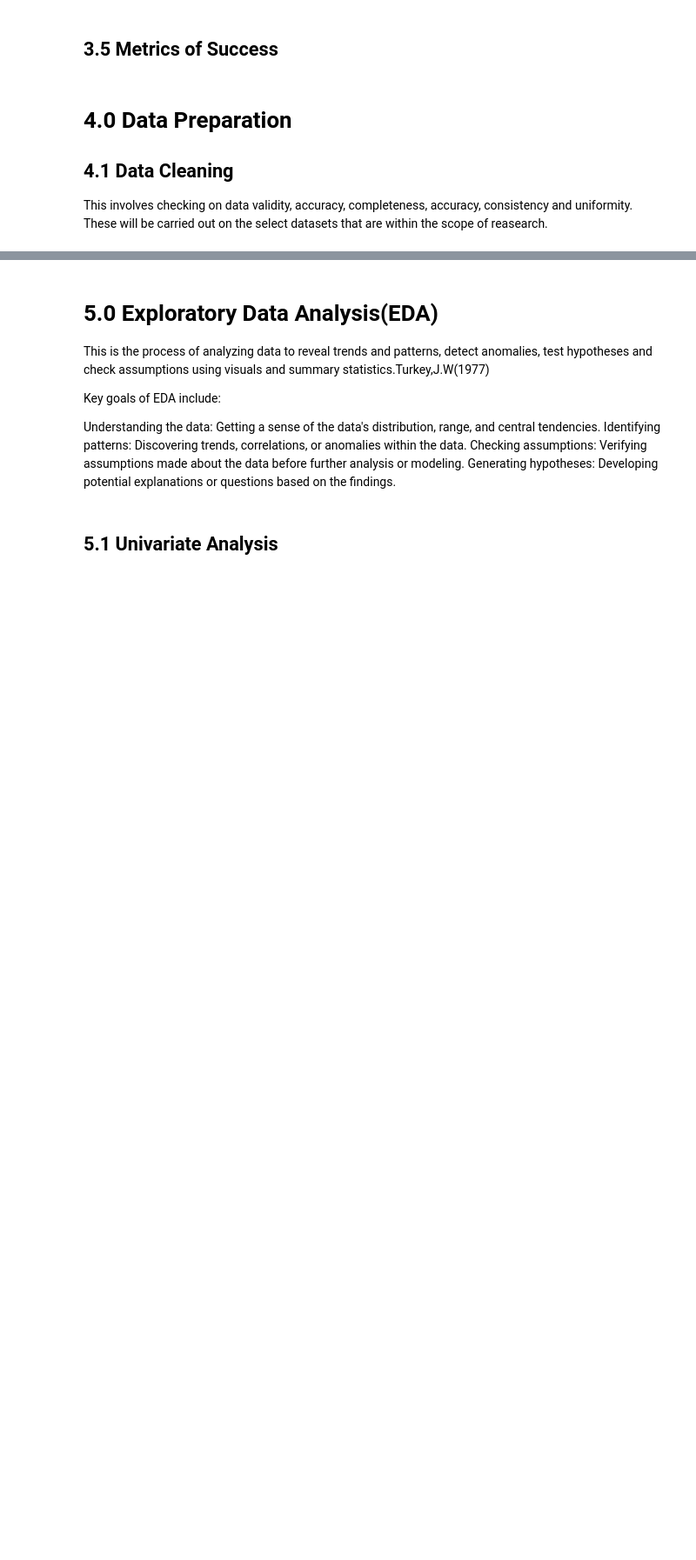
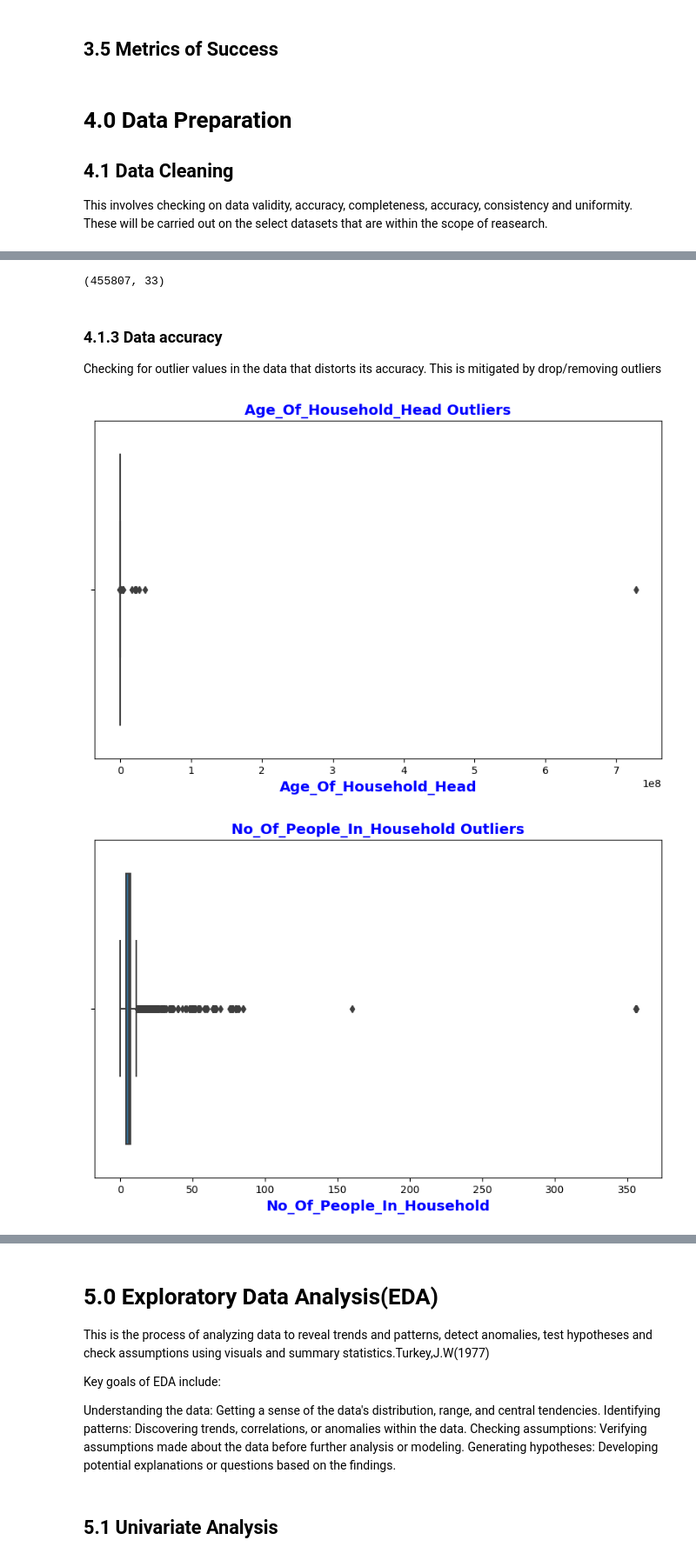
Before and after one commit to RichieRicky/DSF-PT08P5-GROUP5_CAPSTONE-PROJECT, a Jupyter notebook: FELIX_LIMO.ipynb, the cells around one changed output, grey strips where cells are left out. Shown at 87% size. Saved outputs shown, nothing was run; the diff lists cells and outputs as text; code cells hidden in the pictures; blank space fills up the shorter version.

Commit message:
progress update on data cleaning

```diff
--- a/FELIX_LIMO.ipynb
+++ b/FELIX_LIMO.ipynb
@@ -55,3 +59,3 @@ warnings.filterwarnings("ignore")
 # %%
 #Loading the dreams dataset
-df = pd.read_csv('./data/dreams_raw_dataset.csv')
+df = pd.read_csv('./data/hiv_raw_dataset.csv')
@@ -78,0 +134,4 @@ This involves checking on data validity, accuracy, completeness, accuracy, consi
+# %%
+# Drop features with above 50% of missing values
+df = df.drop(['head_of_household_other','dreams_program_other','exit_reason_other','dreams_program','used_condom_with_last_partner',
+              'age_of_last_partner','age_at_first_sexual_encounter','has_sexual_partner'], axis=1)
@@ -78,0 +158,17 @@ This involves checking on data validity, accuracy, completeness, accuracy, consi
+# %%
+# function to fill missing values with median for numerical features and mode for categorical features
+def impute(df):
+    # numerical features
+    numerical_features = df.select_dtypes(include=[np.number]).columns
+    for feature in numerical_features:
+        df[feature] = df[feature].fillna(df[feature].median())
+
+    # categorical features
+    cat_features = df.select_dtypes(include=[object]).columns
+    for feature in cat_features:
+        df[feature] = df[feature].fillna(df[feature].mode()[0])
+
+    return df
+
+# fill missing values usng the function
+df_imputed = impute(df)
@@ -78,0 +218,3 @@ This involves checking on data validity, accuracy, completeness, accuracy, consi
+# %%
+df_imputed = df_imputed.drop(['exit_status','exit_reason','exit_age'], axis=1)
+df_imputed.head()
@@ -78,0 +229,27 @@ This involves checking on data validity, accuracy, completeness, accuracy, consi
+# %%
+df_imputed.shape
+# %% [output]
+(455807, 33)
+# %% [markdown]
+### 4.1.3 Data accuracy
+Checking for outlier values in the data that distorts its accuracy. This is mitigated by drop/removing outliers
+# %%
+# Check for outliers using boxplot visuals
+numerical_features = df_imputed.select_dtypes(include=['number']).columns
+
+# Loop through each numerical feature to create a boxplot
+for feature in numerical_features:
+    plt.figure(figsize = (10, 6))
+
+    # Create the boxplot for the feature
+    sns.boxplot(x = df_imputed[feature])
+
+    # Set the title and axis labels
+    plt.title(f'{feature} Outliers'.title(), size=14, color='blue', weight='bold')
+    plt.xlabel(feature.title(), size=14, color='blue', weight='bold')
+
+    # Show the plot
+    plt.show()
+# %% [output]
+[figure, added]
+[figure, added]
```
Also changed, not shown: parts of 62 cells of this notebook, 44 other files.
